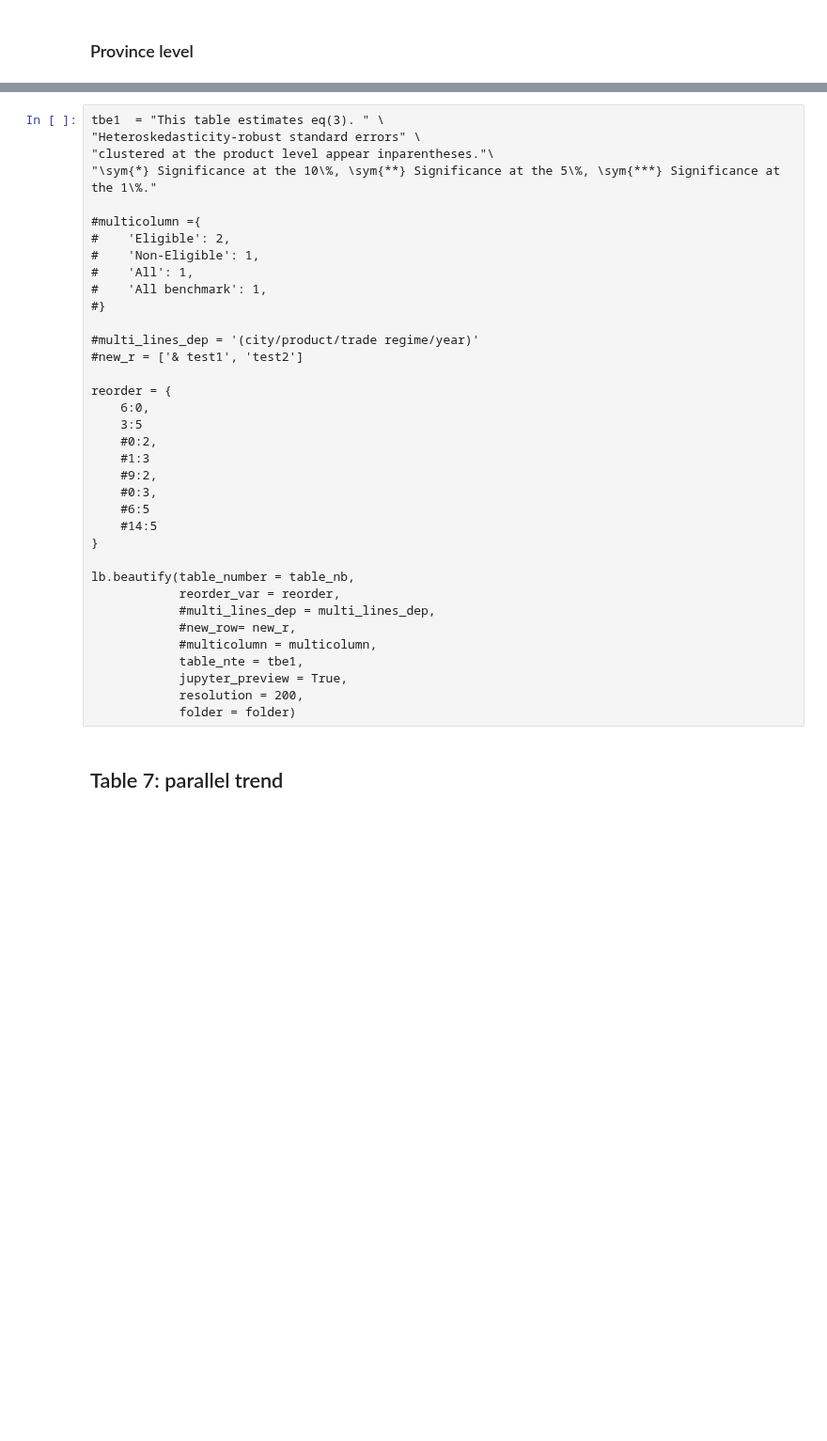
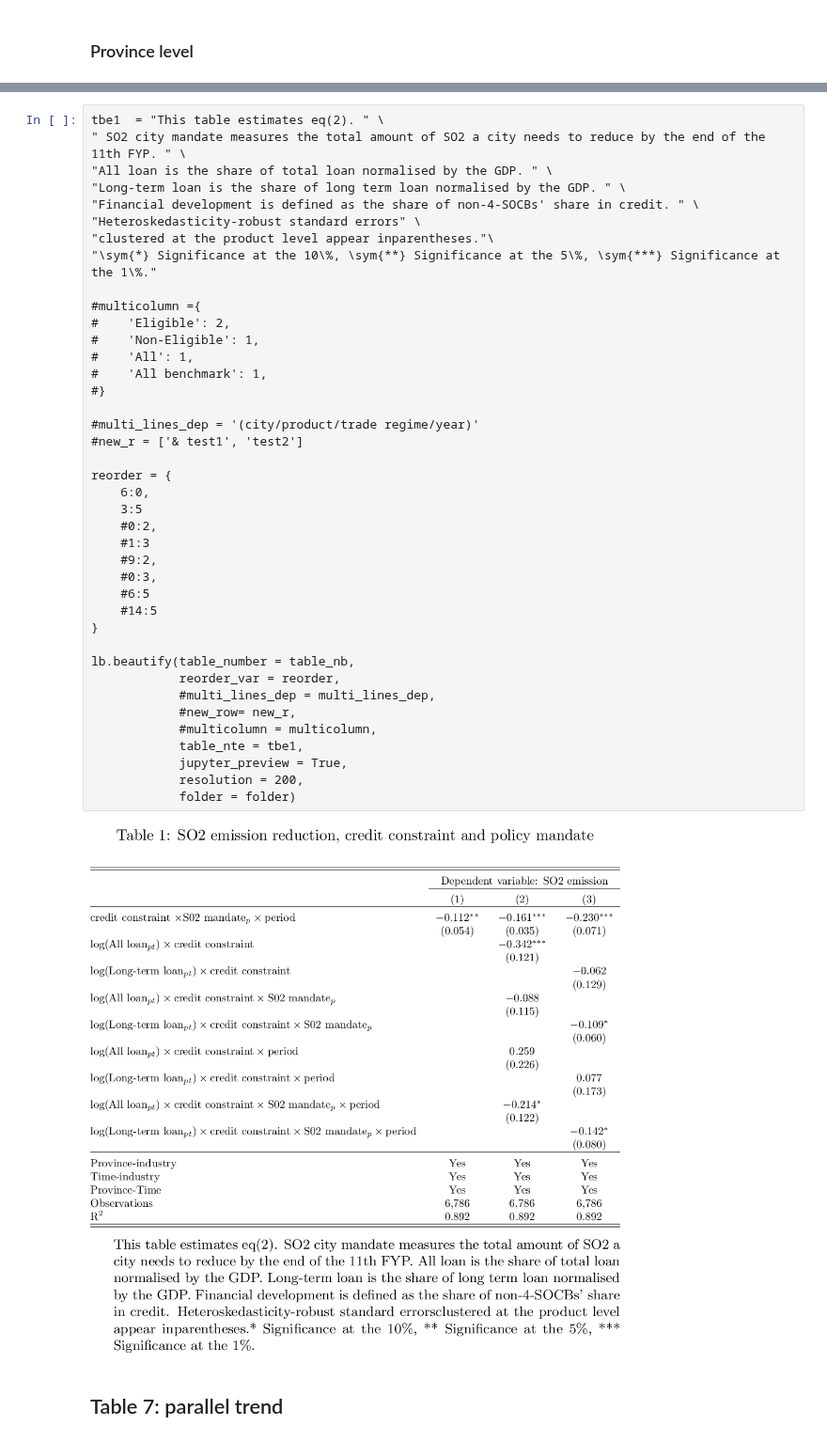
Before and after one commit to thomaspernet/pollution_credit_constraint, a Jupyter notebook: 02_data_analysis/01_model_estimation/01_credit_supply/00_credit_supply.ipynb, the cells around one changed output, grey strips where cells are left out. Shown at 94% size. Saved outputs shown, nothing was run; the diff lists cells and outputs as text; blank space fills up the shorter version.

```diff
--- a/02_data_analysis/01_model_estimation/01_credit_supply/00_credit_supply.ipynb
+++ b/02_data_analysis/01_model_estimation/01_credit_supply/00_credit_supply.ipynb
@@ -1240,7 +1092,11 @@ table_1 <- go_latex(list(
     name=path
 )
 # %%
-tbe1  = "This table estimates eq(3). " \
+tbe1  = "This table estimates eq(2). " \
+" SO2 city mandate measures the total amount of SO2 a city needs to reduce by the end of the 11th FYP. " \
+"All loan is the share of total loan normalised by the GDP. " \
+"Long-term loan is the share of long term loan normalised by the GDP. " \
+"Financial development is defined as the share of non-4-SOCBs' share in credit. " \
 "Heteroskedasticity-robust standard errors" \
 "clustered at the product level appear inparentheses."\
 "\sym{*} Significance at the 10\%, \sym{**} Significance at the 5\%, \sym{***} Significance at the 1\%."
@@ -1248,33 +1104,35 @@ tbe1  = "This table estimates eq(3). " \
 #multicolumn ={
 #    'Eligible': 2,
 #    'Non-Eligible': 1,
 #    'All': 1,
 #    'All benchmark': 1,
 #}
 
 #multi_lines_dep = '(city/product/trade regime/year)'
 #new_r = ['& test1', 'test2']
 
 reorder = {
     6:0,
     3:5
     #0:2,
     #1:3
     #9:2,
     #0:3,
     #6:5
     #14:5
 }
 
 lb.beautify(table_number = table_nb,
             reorder_var = reorder,
             #multi_lines_dep = multi_lines_dep,
             #new_row= new_r,
             #multicolumn = multicolumn,
             table_nte = tbe1,
             jupyter_preview = True,
             resolution = 200,
             folder = folder)
+# %% [output]
+[figure, added]
 # %% [markdown]
 ## Table 7: parallel trend
 # %%
```
Also changed, not shown: parts of 13 cells of this notebook, 1 other file.
